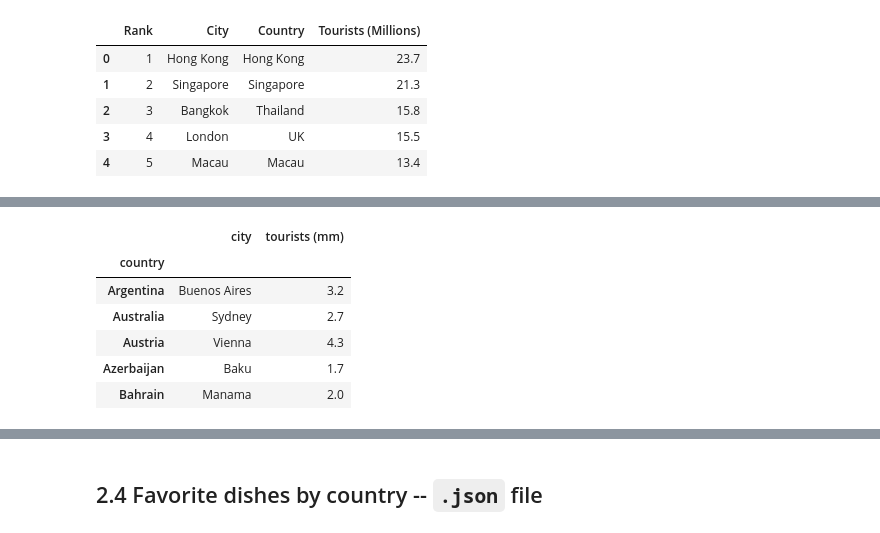
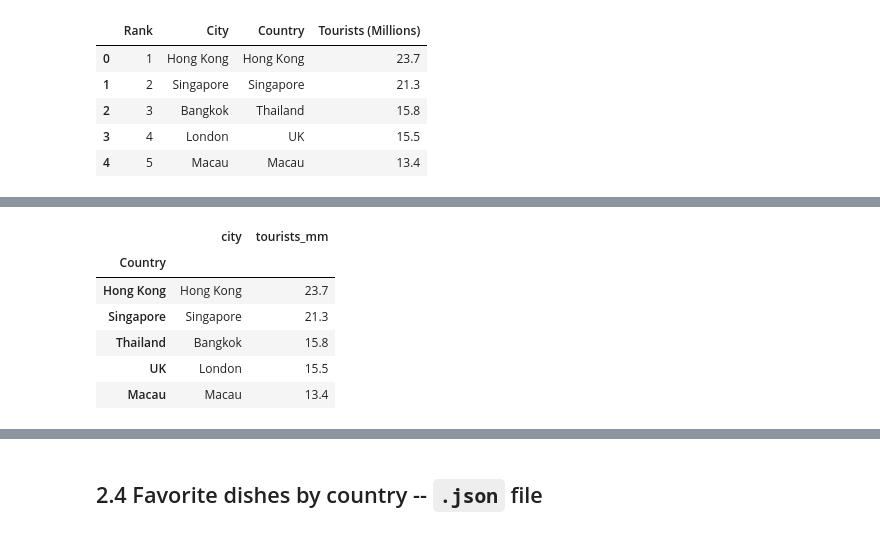
Before and after one commit to EstellaYu/ETL_Project, a Jupyter notebook: ETL Project - Row 2.ipynb, the cells around one changed output, grey strips where cells are left out. Drawn from its saved outputs; the diff is of its cells as text; code cells hidden in the pictures.

```diff
--- a/ETL Project - Row 2.ipynb
+++ b/ETL Project - Row 2.ipynb
@@ -192,19 +176,13 @@ city_list_df.head()
-# %%
-# Note that some countries have more than one city in the Global Top 100
-# Find the most popular city to visit in each country
-top_cities_by_country = top_destinations.loc[top_destinations.groupby(["Country"])["Rank"].idxmin()]
-top_cities_by_country.rename(columns={"Country":"country",
-                                      "City":"city",
-                                      "Tourists (Millions)":"tourists (mm)"}
-                             , inplace=True)
-top_cities_by_country.set_index("country", inplace=True)
-top_cities_by_country.drop(columns="Rank", inplace=True)
-top_cities_by_country.head(5)
-# %% [output]
-|  | city | tourists (mm) |
-| country |  |  |
-| Argentina | Buenos Aires | 3.2 |
-| Australia | Sydney | 2.7 |
-| Austria | Vienna | 4.3 |
-| Azerbaijan | Baku | 1.7 |
-| Bahrain | Manama | 2.0 |
+# %%
+del top_destinations['Rank']
+top_destinations.rename(columns={"City":"city","Tourists (Millions)":"tourists_mm"}, inplace=True)
+top_destinations.set_index('Country', inplace = True)
+top_destinations.head()
+# %% [output]
+|  | city | tourists_mm |
+| Country |  |  |
+| Hong Kong | Hong Kong | 23.7 |
+| Singapore | Singapore | 21.3 |
+| Thailand | Bangkok | 15.8 |
+| UK | London | 15.5 |
+| Macau | Macau | 13.4 |
```
Also changed, not shown: parts of 33 cells of this notebook, 4 other files.
